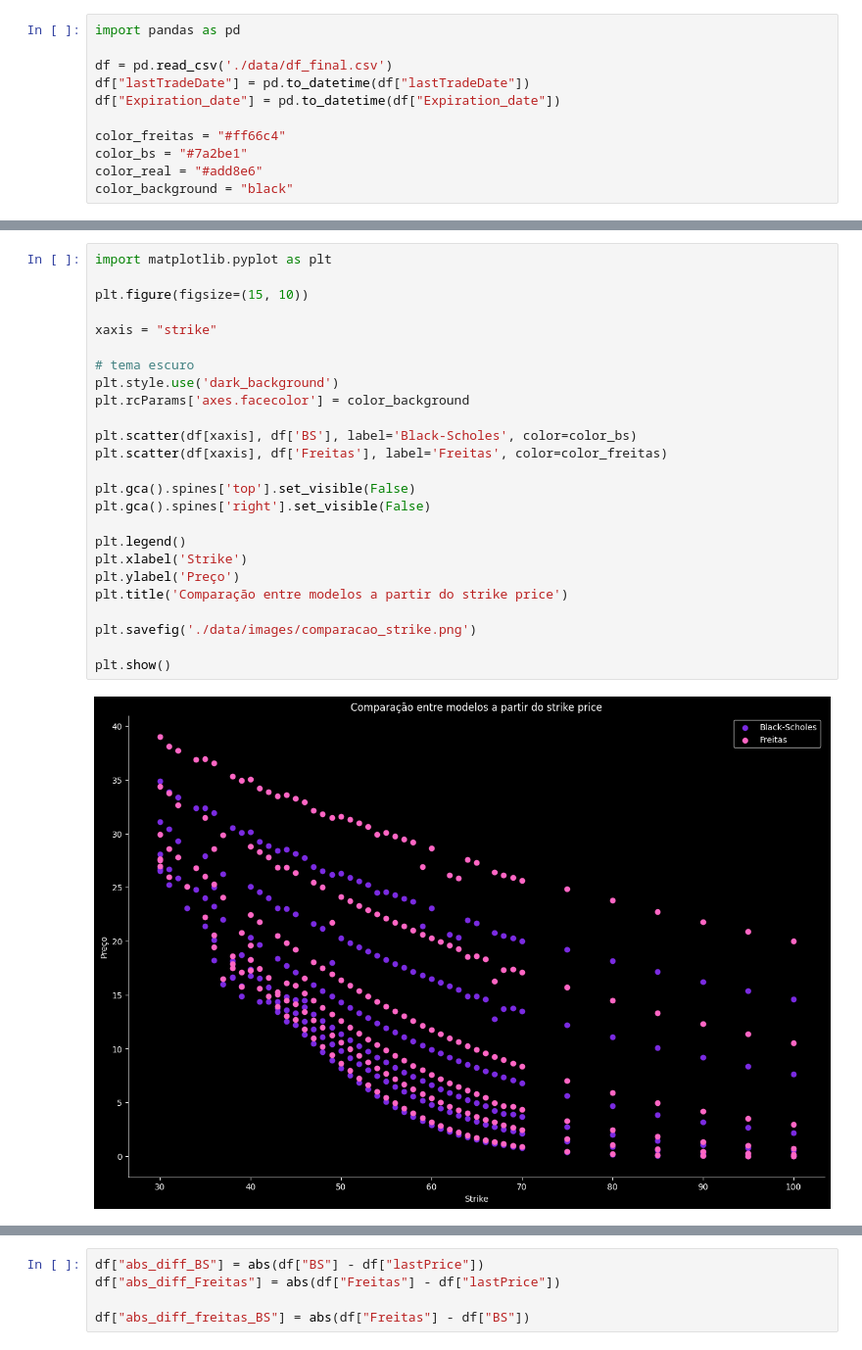
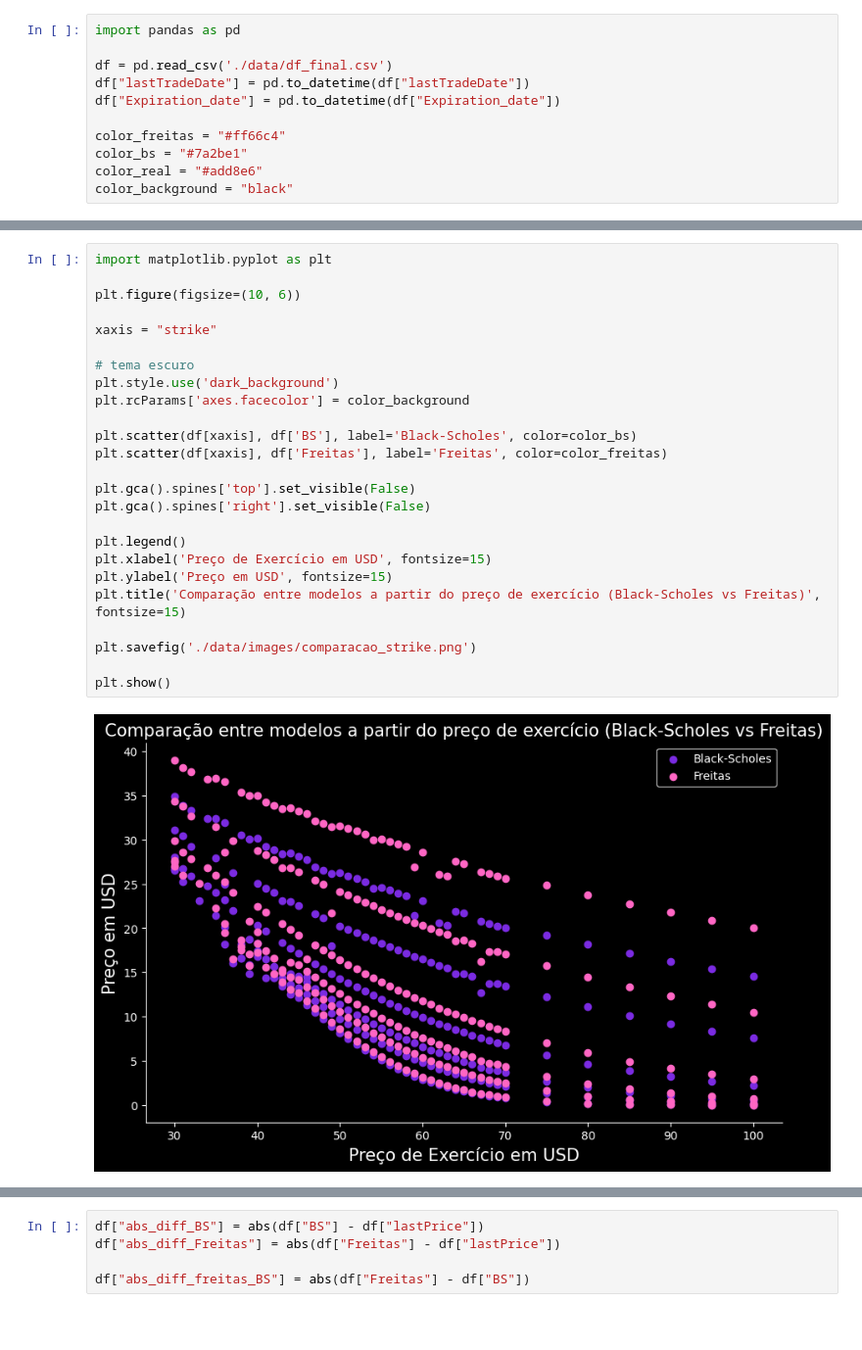
Before and after one commit to GvFreitas1/Precificacao-de-Opcoes, a Jupyter notebook: backtesting.ipynb, the cells around one changed output, grey strips where cells are left out. Shown at 98% size. Drawn from its saved outputs; the diff is of its cells as text; blank space fills up the shorter version.

```diff
--- a/backtesting.ipynb
+++ b/backtesting.ipynb
@@ -114,30 +114,30 @@ plt.show()
 # %%
 import matplotlib.pyplot as plt
 
-plt.figure(figsize=(15, 10))
+plt.figure(figsize=(10, 6))
 
 xaxis = "strike"
 
 # tema escuro
 plt.style.use('dark_background')
 plt.rcParams['axes.facecolor'] = color_background
 
 plt.scatter(df[xaxis], df['BS'], label='Black-Scholes', color=color_bs)
 plt.scatter(df[xaxis], df['Freitas'], label='Freitas', color=color_freitas)
 
 plt.gca().spines['top'].set_visible(False)
 plt.gca().spines['right'].set_visible(False)
 
 plt.legend()
-plt.xlabel('Strike')
-plt.ylabel('Preço')
-plt.title('Comparação entre modelos a partir do strike price')
+plt.xlabel('Preço de Exercício em USD', fontsize=15)
+plt.ylabel('Preço em USD', fontsize=15)
+plt.title('Comparação entre modelos a partir do preço de exercício (Black-Scholes vs Freitas)', fontsize=15)
 
 plt.savefig('./data/images/comparacao_strike.png')
 
 plt.show()
 # %% [output]
-[figure, old version]
+[figure, new version]
 # %%
 import matplotlib.pyplot as plt
 
```
Also changed, not shown: parts of 4 cells of this notebook, 4 other files.
